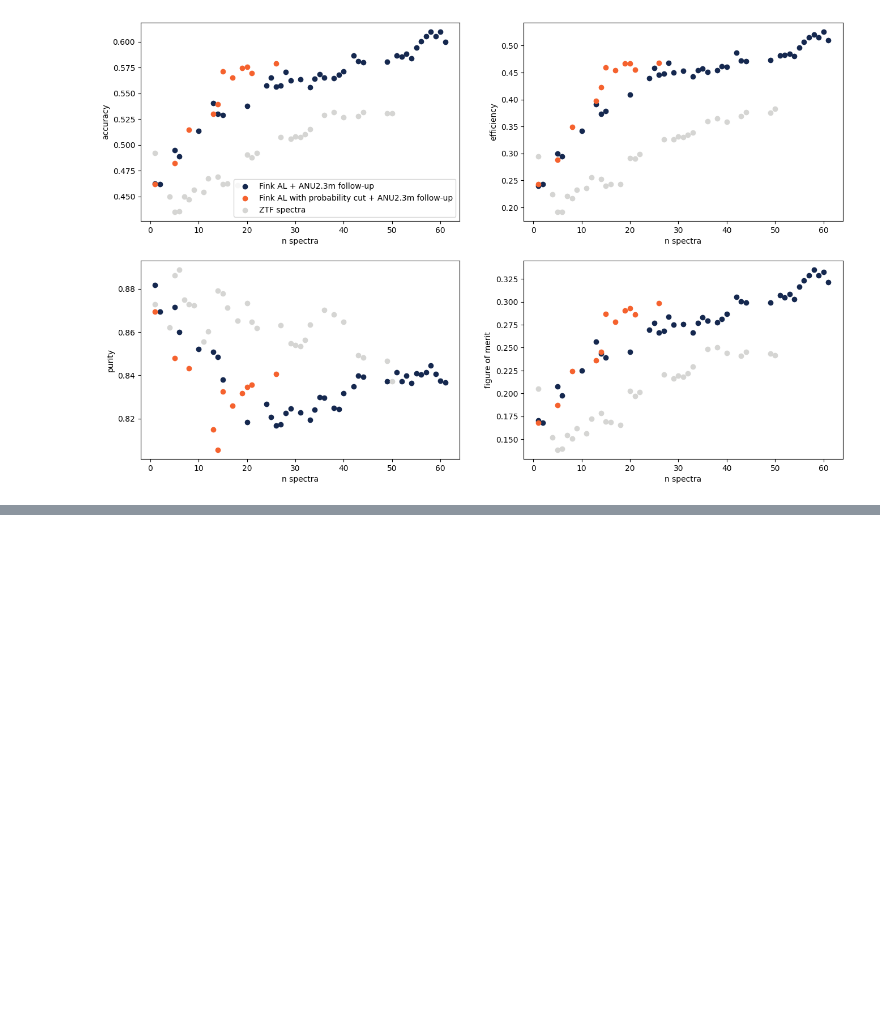
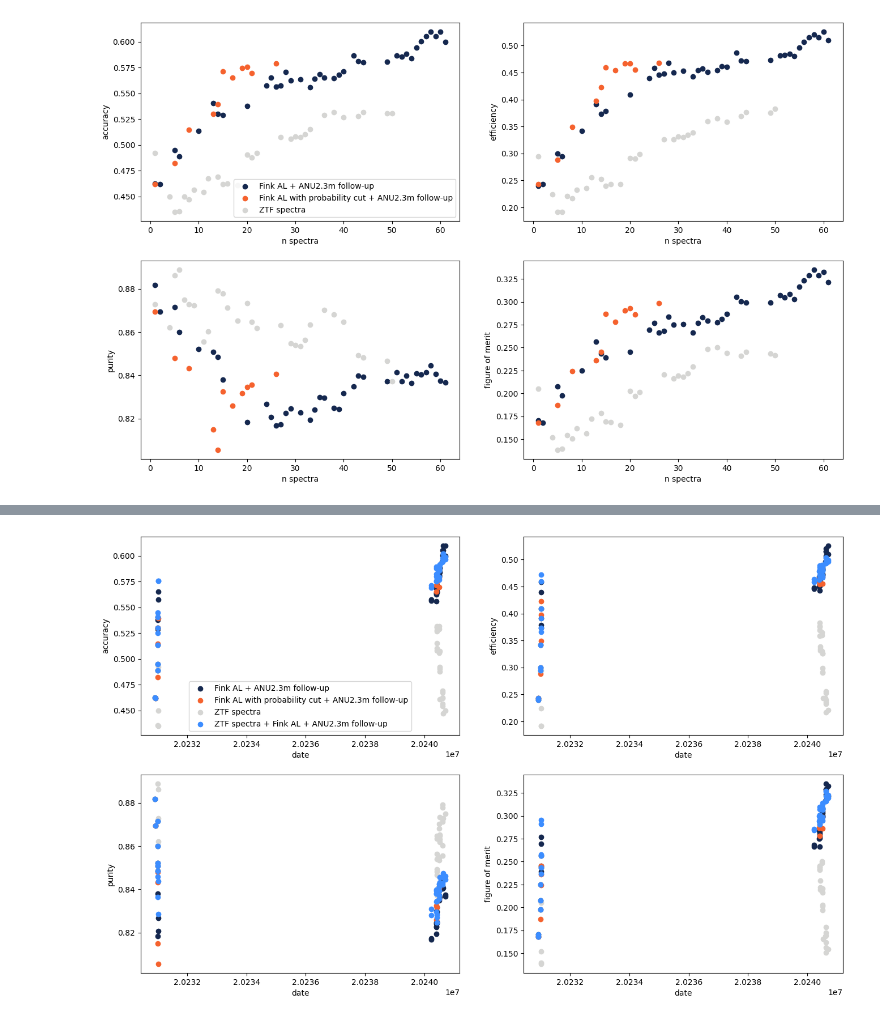
Before and after one commit to Fink-analyses/Active_Learning_earlySNIa, a Jupyter notebook: notebooks/ultimate_train_working_AM.ipynb, the cells around one changed output, grey strips where cells are left out. Drawn from its saved outputs; the diff is of its cells as text; code cells hidden in the pictures; blank space fills up the shorter version.

```diff
--- a/notebooks/ultimate_train_working_AM.ipynb
+++ b/notebooks/ultimate_train_working_AM.ipynb
@@ -490,7 +493,9 @@ dic_ztf_labels = {}
 for dat in ztf_tns['discoveryjd+12'].unique():
     sel = ztf_tns[ztf_tns['discoveryjd+12']==dat]
     tmp_arr = sel[['Disc. Internal Name','type AL','discoveryjd+12']].to_numpy()
-    dic_ztf_labels[dat] = tmp_arr
+
+    date_in_str_fmt = sel['discoveryjd+12_strfmt'].values[0]
+    dic_ztf_labels[date_in_str_fmt] = tmp_arr
 # %%
 metrics_ztf, probabilities_list_ztf = AL_loop(dic_ztf_labels, train_for_loop, dir_suffix='ZTF', proba_cut = False)
 # %% [output]
@@ -551,5 +536,5 @@ metrics_ztf
 # %%
-def plot_metrics_listdf(list_df,label_list,plots_dir='./', varx='date_plot'):
+def plot_metrics_listdf(list_df,label_list,plots_dir='./', varx='date_plot',suffix=''):
     plt.figure(figsize=(16,10))
 
     for i,df in enumerate(list_df):
@@ -583,6 +568,6 @@ def plot_metrics_listdf(list_df,label_list,plots_dir='./', varx='date_plot'):
         plt.ylabel('figure of merit')
 
 
-    plt.savefig(f'{plots_dir}/metrics_superposed_{varx}.png')
+    plt.savefig(f'{plots_dir}/metrics_superposed_{varx}{suffix}.png')
     plt.show()
 # %%
@@ -595,0 +584,31 @@ plot_metrics_listdf([metrics_all_pd,metrics_probacut,metrics_ztf],['Fink AL + AN
+# %%
+# convert to new_labels format
+dic_ztf_labels_all = {}
+
+all_dates = list(set( list(ztf_tns['discoveryjd+12_strfmt'].unique()) + list(new_labels.keys()) ))
+all_dates.sort()
+
+ztf_tns['discoveryjd+12'] = ztf_tns['discoveryjd+12'].astype(str)
+
+for dat in all_dates:
+
+    try:
+        tmp_arr_all = new_labels[dat]
+    except Exception:
+        tmp_arr_all = []
+        # print('no Fink')
+
+    if len(ztf_tns[ztf_tns['discoveryjd+12_strfmt']==dat])<1:
+        dummy = []
+        # print('No ZTF')
+    sel = ztf_tns[ztf_tns['discoveryjd+12_strfmt']==dat]
+    tmp_arr_ztf = sel[['Disc. Internal Name','type AL','discoveryjd+12']].to_numpy()
+
+    if len(tmp_arr_all)>0 and len(new_labels[dat])>0:
+        arr_out = np.concatenate([tmp_arr_ztf, tmp_arr_all])
+    elif len(tmp_arr_all)>0:
+        arr_out = tmp_arr_all
+    elif len(tmp_arr_ztf)>0:
+        arr_out = tmp_arr
+
+    dic_ztf_labels_all[dat] = arr_out
@@ -595,0 +621,2 @@ plot_metrics_listdf([metrics_all_pd,metrics_probacut,metrics_ztf],['Fink AL + AN
+# %%
+metrics_ztf_fink, probabilities_list_ztf_fink = AL_loop(dic_ztf_labels_all, train_for_loop, dir_suffix='ZTF_Fink', proba_cut = False)
@@ -595,0 +641,5 @@ plot_metrics_listdf([metrics_all_pd,metrics_probacut,metrics_ztf],['Fink AL + AN
+# %%
+# for combined dates, it doesnt make sense to use the counter....
+plot_metrics_listdf([metrics_all_pd,metrics_probacut,metrics_ztf,metrics_ztf_fink],['Fink AL + ANU2.3m follow-up','Fink AL with probability cut + ANU2.3m follow-up','ZTF spectra', 'ZTF spectra + Fink AL + ANU2.3m follow-up'],suffix='mixedsamples',varx='date')
+# %% [output]
+[figure, added]
```
Also changed, not shown: parts of 11 cells of this notebook.
